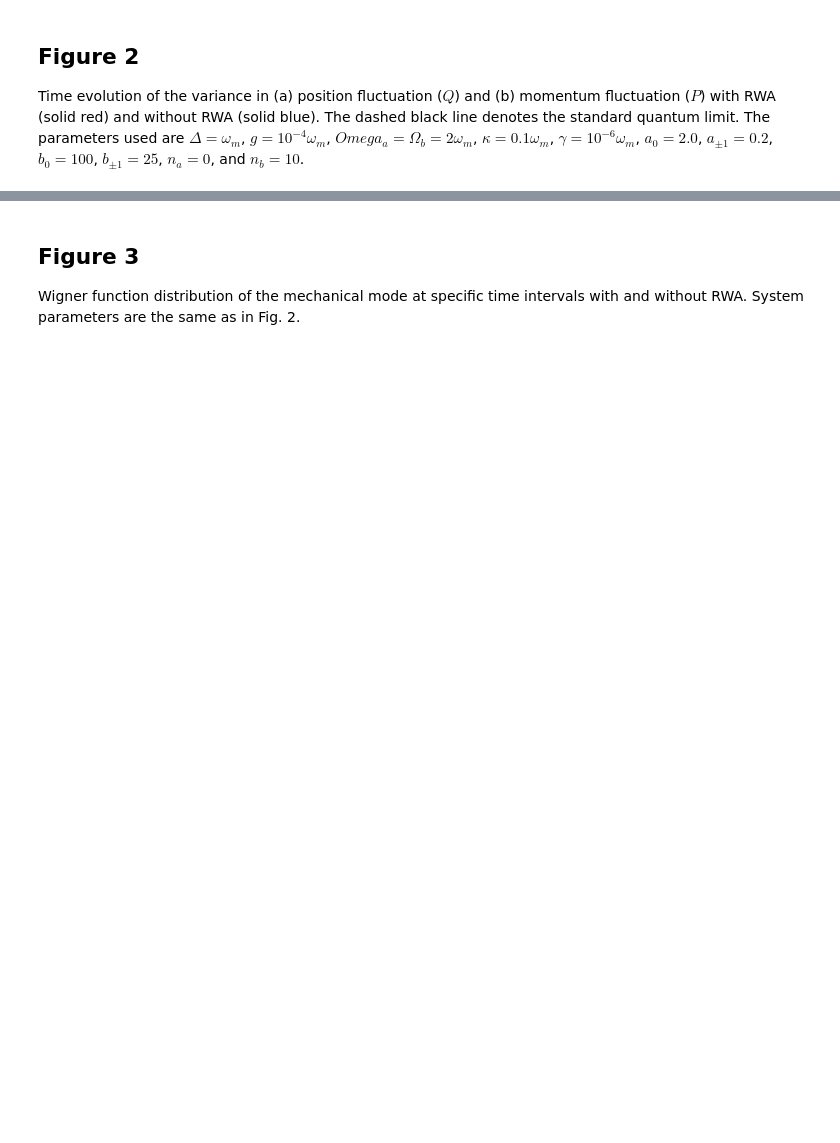
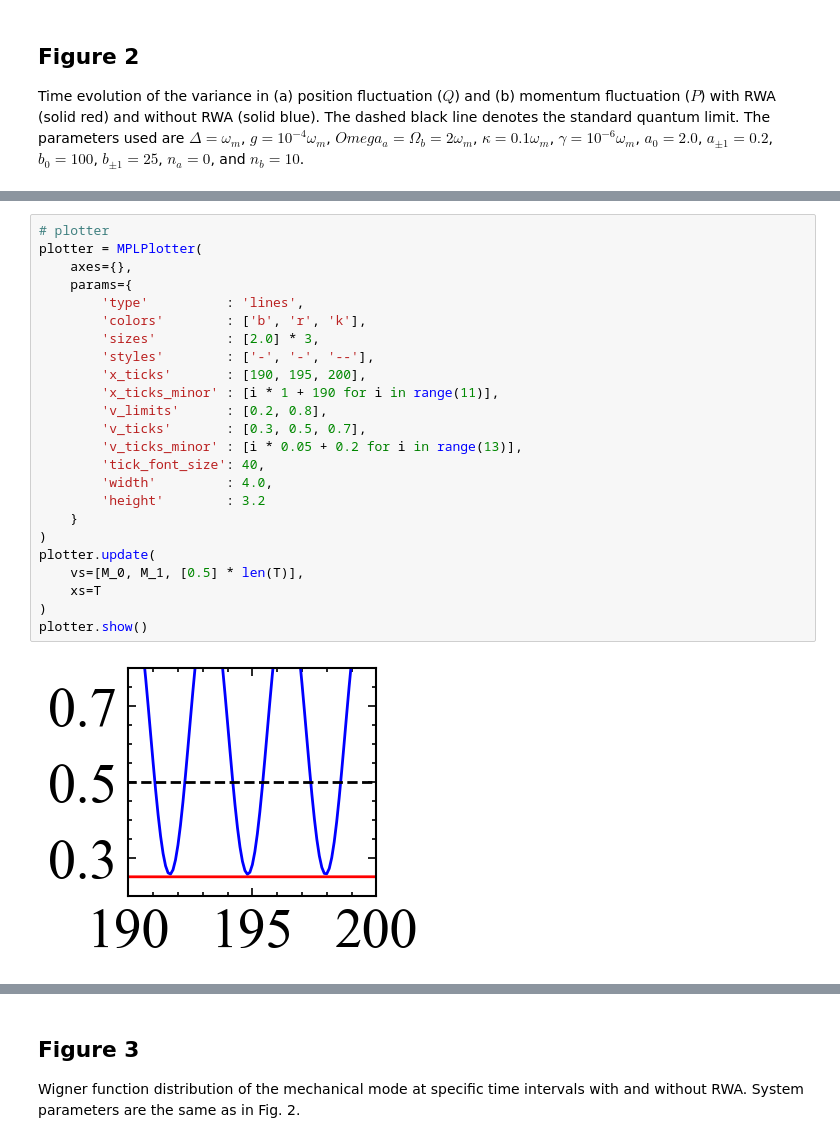
Before and after one commit to Sampreet/squeeze_mm, a Jupyter notebook: notebooks/v2.2_qom-v1.0.1/plots.ipynb, the cells around one changed output, grey strips where cells are left out. Cells and saved outputs as stored; diff of their text form; blank space fills up the shorter version.

```diff
--- a/notebooks/v2.2_qom-v1.0.0/plots.ipynb
+++ b/notebooks/v2.2_qom-v1.0.1/plots.ipynb
@@ -126,4 +128,30 @@ MainThread               INFO    2023-06-28 01:31:02.770: (qom.solvers.HLESolver
 [figure]
+# %%
+# plotter
+plotter = MPLPlotter(
+    axes={},
+    params={
+        'type'          : 'lines',
+        'colors'        : ['b', 'r', 'k'],
+        'sizes'         : [2.0] * 3,
+        'styles'        : ['-', '-', '--'],
+        'x_ticks'       : [190, 195, 200],
+        'x_ticks_minor' : [i * 1 + 190 for i in range(11)],
+        'v_limits'      : [0.2, 0.8],
+        'v_ticks'       : [0.3, 0.5, 0.7],
+        'v_ticks_minor' : [i * 0.05 + 0.2 for i in range(13)],
+        'tick_font_size': 40,
+        'width'         : 4.0,
+        'height'        : 3.2
+    }
+)
+plotter.update(
+    vs=[M_0, M_1, [0.5] * len(T)],
+    xs=T
+)
+plotter.show()
+# %% [output]
+[figure, added]
 # %%
 # all parameters
 params = {
```
Also changed, not shown: parts of 13 cells of this notebook, 33 other files.
